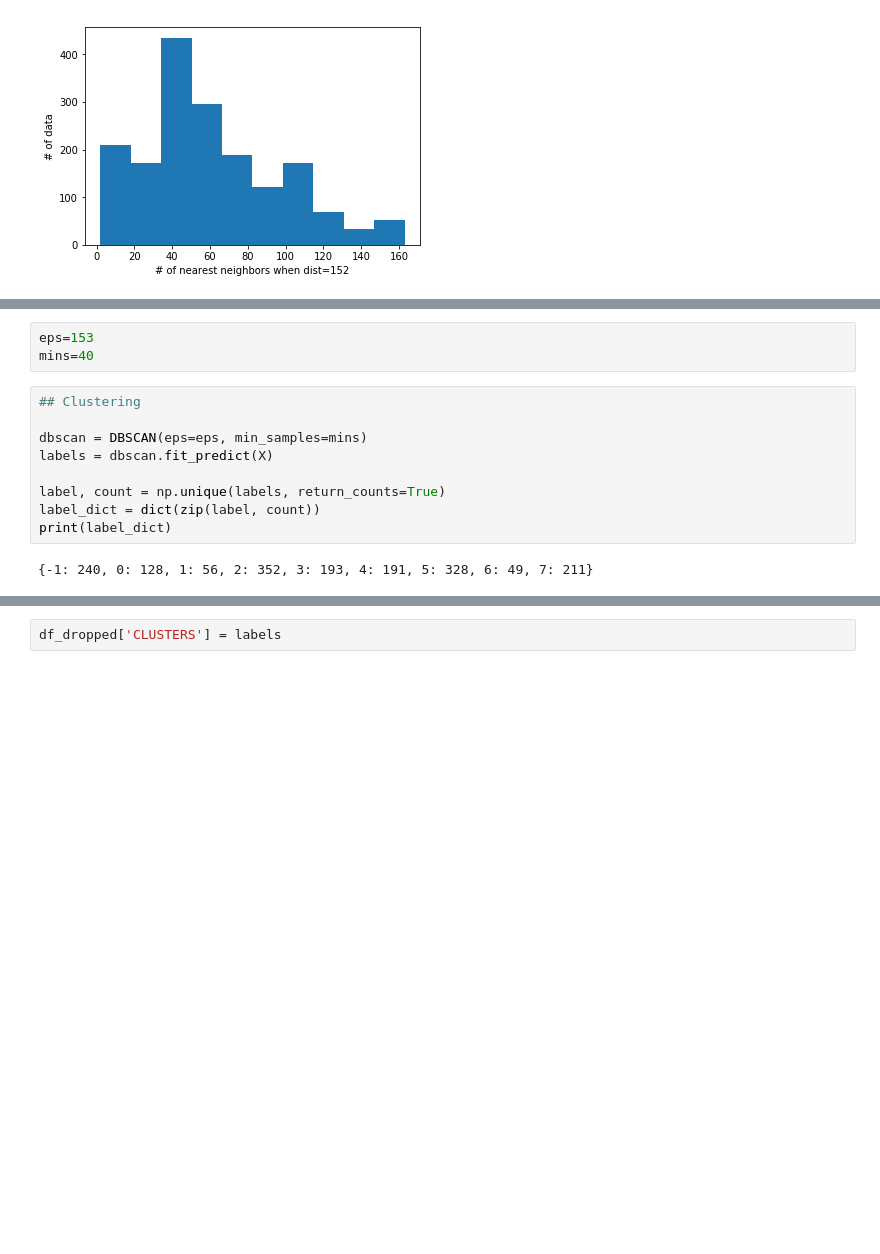
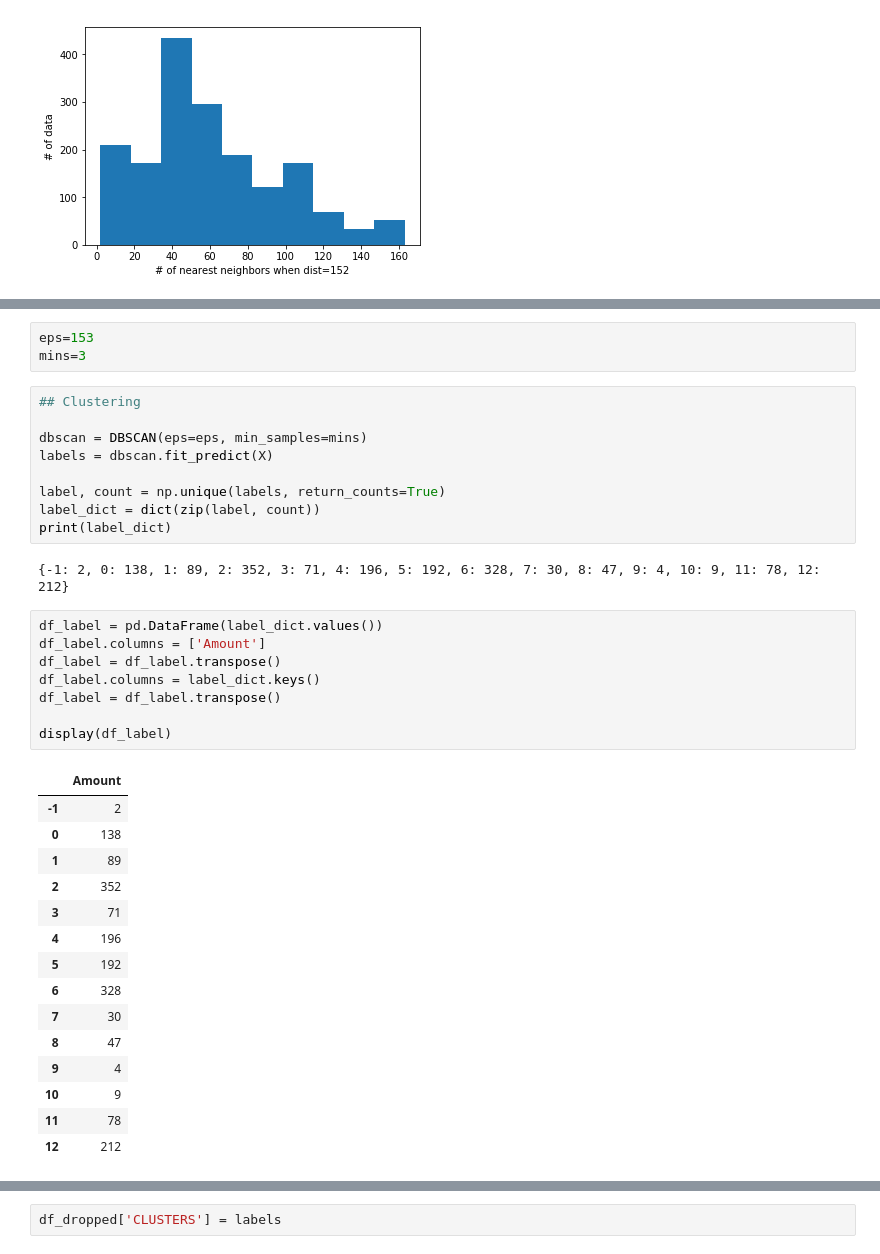
Before and after one commit to yenchulin/DM_HW3, a Jupyter notebook: DBSCAN.ipynb, the cells around one changed output, grey strips where cells are left out. Cells and saved outputs as stored; diff of their text form; blank space fills up the shorter version.

```diff
--- a/DBSCAN.ipynb
+++ b/DBSCAN.ipynb
@@ -173,6 +188,6 @@ plt.show()
 # %%
 eps=153
-mins=40
+mins=3
 # %%
 ## Clustering
 
@@ -183,7 +198,31 @@ label, count = np.unique(labels, return_counts=True)
 label_dict = dict(zip(label, count))
 print(label_dict)
 # %% [output]
-{-1: 240, 0: 128, 1: 56, 2: 352, 3: 193, 4: 191, 5: 328, 6: 49, 7: 211}
+{-1: 2, 0: 138, 1: 89, 2: 352, 3: 71, 4: 196, 5: 192, 6: 328, 7: 30, 8: 47, 9: 4, 10: 9, 11: 78, 12: 212}
+# %%
+df_label = pd.DataFrame(label_dict.values())
+df_label.columns = ['Amount']
+df_label = df_label.transpose()
+df_label.columns = label_dict.keys()
+df_label = df_label.transpose()
+
+display(df_label)
+# %% [output]
+|  | Amount |
+| -1 | 2 |
+| 0 | 138 |
+| 1 | 89 |
+| 2 | 352 |
+| 3 | 71 |
+| 4 | 196 |
+| 5 | 192 |
+| 6 | 328 |
+| 7 | 30 |
+| 8 | 47 |
+| 9 | 4 |
+| 10 | 9 |
+| 11 | 78 |
+| 12 | 212 |
 # %%
 ## Evaluate
 
```
Also changed, not shown: parts of 4 cells of this notebook.
